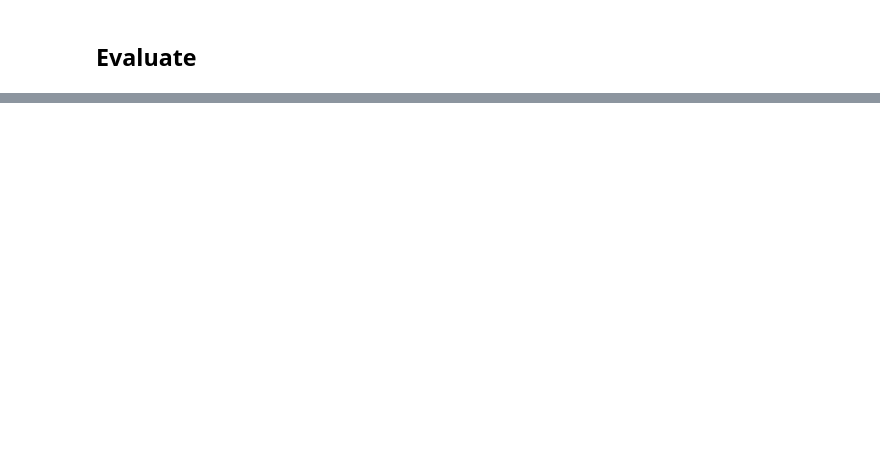
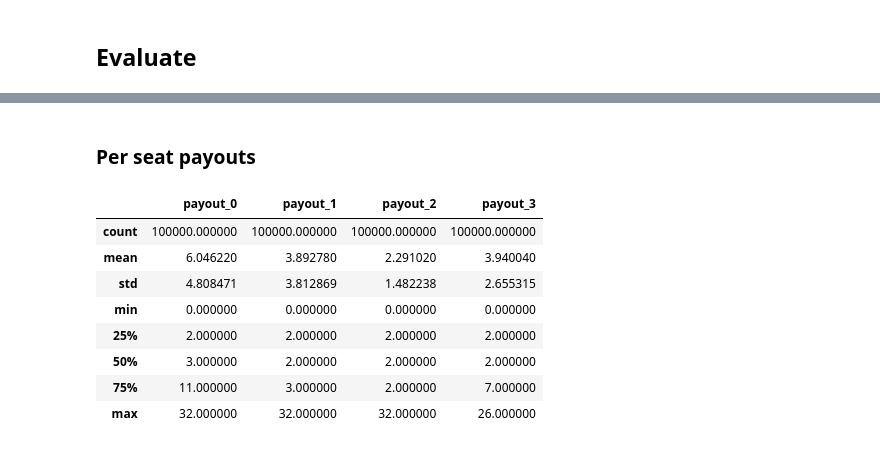
Before and after one commit to tonipenya/clepto_ninja, a Jupyter notebook: train.ipynb, the cells around one changed output, grey strips where cells are left out. Cells and saved outputs as stored; diff of their text form; code cells hidden in the pictures; blank space fills up the shorter version.

```diff
--- a/train.ipynb
+++ b/train.ipynb
@@ -311,0 +676,14 @@ game_results[[c for c in game_results.columns if "payout_" in c]].describe()
+# %% [markdown]
+### Per seat payouts
+# %%
+game_results[[c for c in game_results.columns if c.startswith("payout_")]].describe()
+# %% [output]
+|  | payout_0 | payout_1 | payout_2 | payout_3 |
+| count | 100000.000000 | 100000.000000 | 100000.000000 | 100000.000000 |
+| mean | 6.046220 | 3.892780 | 2.291020 | 3.940040 |
+| std | 4.808471 | 3.812869 | 1.482238 | 2.655315 |
+| min | 0.000000 | 0.000000 | 0.000000 | 0.000000 |
+| 25% | 2.000000 | 2.000000 | 2.000000 | 2.000000 |
+| 50% | 3.000000 | 2.000000 | 2.000000 | 2.000000 |
+| 75% | 11.000000 | 3.000000 | 2.000000 | 7.000000 |
+| max | 32.000000 | 32.000000 | 32.000000 | 26.000000 |
```
Also changed, not shown: parts of 32 cells of this notebook, 1 other file.
